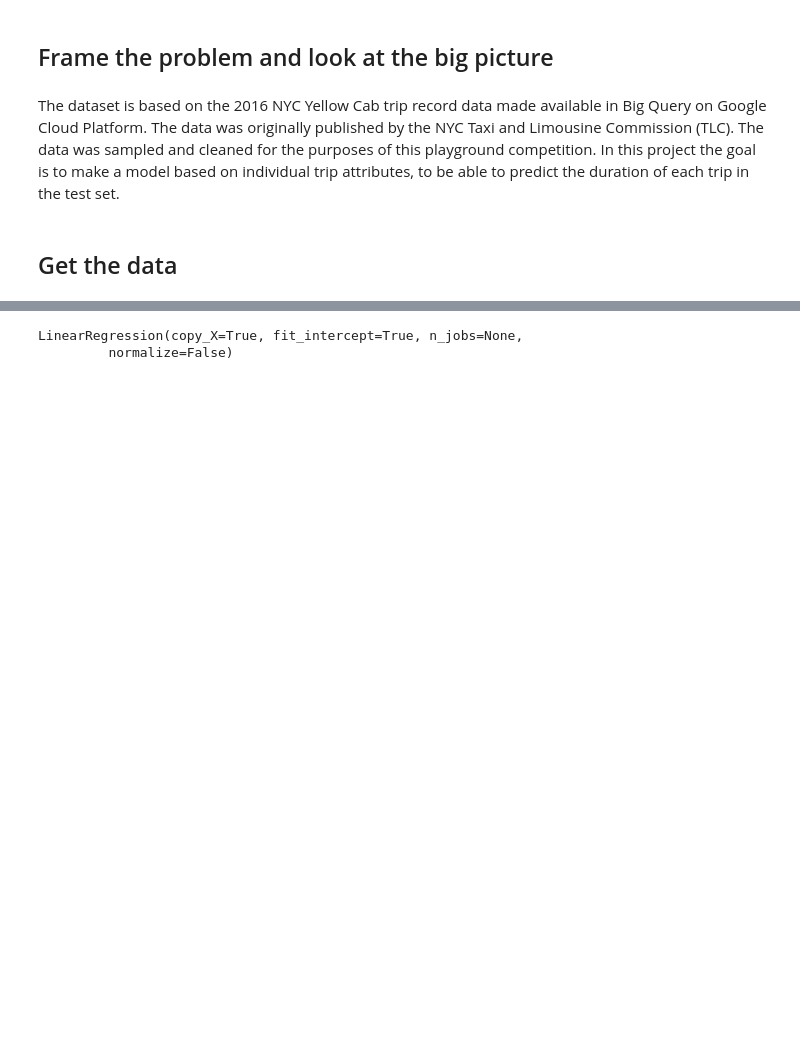
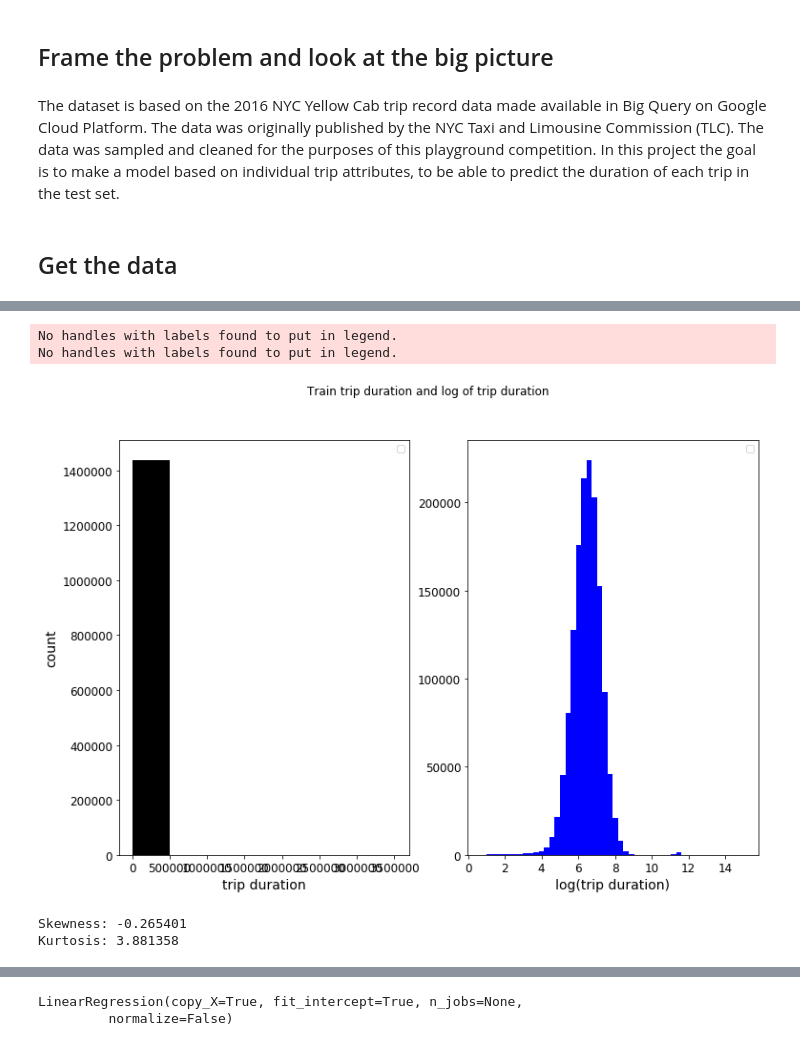
Before and after one commit to 181221/dat158ml-oblig2, a Jupyter notebook: taxi-trip.ipynb, the cells around one changed output, grey strips where cells are left out. Saved outputs shown, nothing was run; the diff lists cells and outputs as text; code cells hidden in the pictures; blank space fills up the shorter version.

```diff
--- a/taxi-trip.ipynb
+++ b/taxi-trip.ipynb
@@ -283,0 +165,22 @@ memory usage: 1.6 MB
+# %%
+train['log_trip_duration'] = np.log1p(train['trip_duration'].values)
+# %%
+fig, (ax1, ax2) = plt.subplots(1, 2,figsize=(12,8))
+fig.suptitle('Train trip duration and log of trip duration')
+ax1.legend(loc=0)
+ax1.set_ylabel('count')
+ax1.set_xlabel('trip duration')
+ax2.set_xlabel('log(trip duration)')
+ax2.legend(loc=0)
+ax1.hist(train.trip_duration,color='black',bins=7)
+ax2.hist(train.log_trip_duration,bins=50,color='blue');
+# %% [output]
+No handles with labels found to put in legend.
+No handles with labels found to put in legend.
+[figure, added]
+# %%
+print("Skewness: %f" % train['log_trip_duration'].skew())
+print("Kurtosis: %f" % train['log_trip_duration'].kurt())
+# %% [output]
+Skewness: -0.265401
+Kurtosis: 3.881358
```
Also changed, not shown: parts of 52 cells of this notebook.
